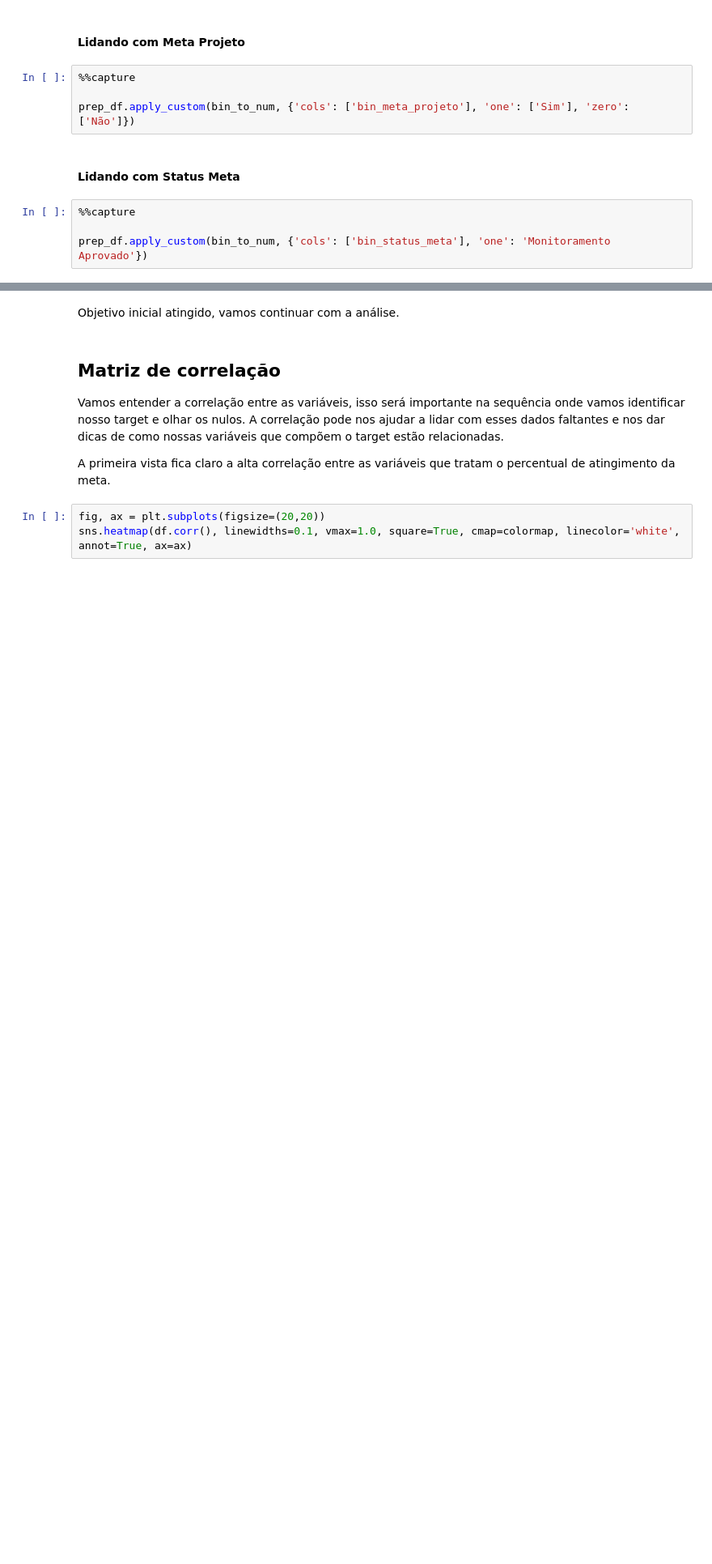
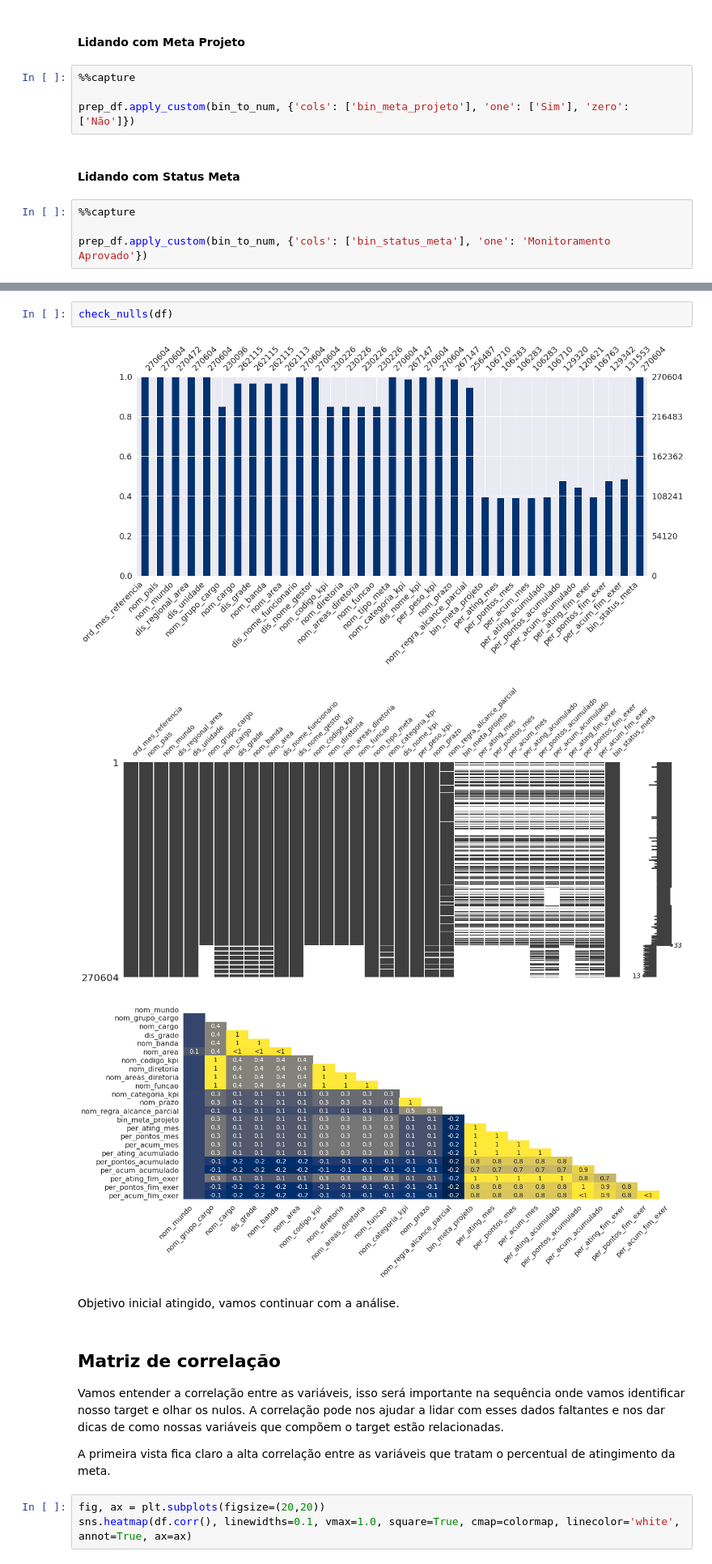
Before and after one commit to adrianogfreitas/ambev-data-challenge, a Jupyter notebook: notebooks/01-agf-data-wrangling.ipynb, the cells around one changed output, grey strips where cells are left out. Shown at 81% size. Drawn from its saved outputs; the diff is of its cells as text; blank space fills up the shorter version.

```diff
--- a/notebooks/01-agf-data-wrangling.ipynb
+++ b/notebooks/01-agf-data-wrangling.ipynb
@@ -534,3 +625,9 @@ Name: bin_status_meta, dtype: int64
+# %%
+check_nulls(df)
+# %% [output]
+[figure, added]
+[figure, added]
+[figure, added]
 # %% [markdown]
 Objetivo inicial atingido, vamos continuar com a análise.
 # %% [markdown]
```
Also changed, not shown: parts of 64 cells of this notebook, 13 other files.
